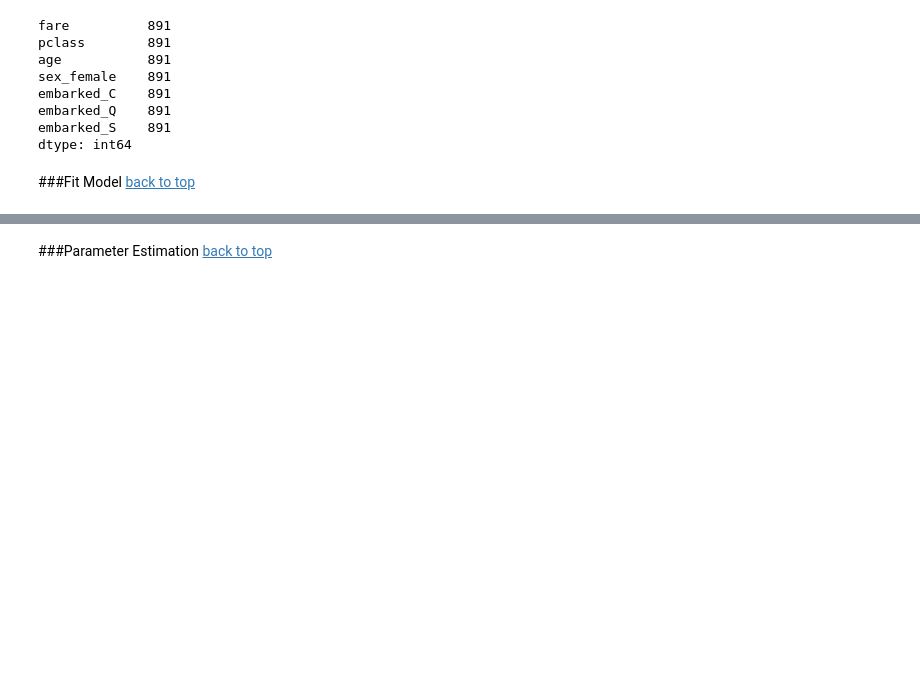
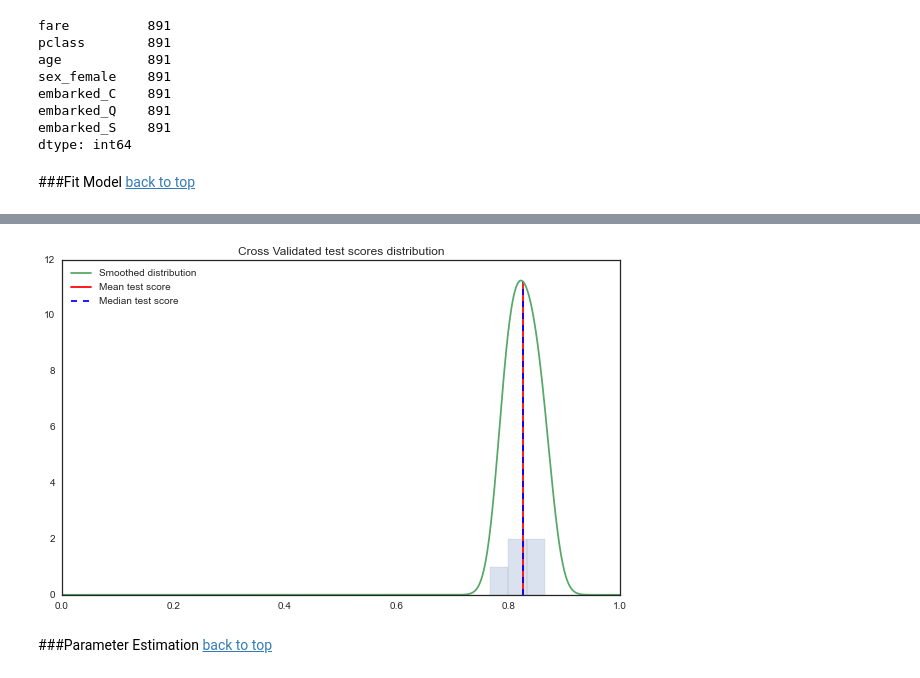
Before and after one commit to jthang/DataScienceLab, a Jupyter notebook: machine_learning/random_forest.ipynb, the cells around one changed output, grey strips where cells are left out. Drawn from its saved outputs; the diff is of its cells as text; code cells hidden in the pictures; blank space fills up the shorter version.

```diff
--- a/machine_learning/random_forest.ipynb
+++ b/machine_learning/random_forest.ipynb
@@ -200,3 +200,17 @@ Wall time: 419 ms
+# %%
+from scipy.stats.kde import gaussian_kde
+_ = plt.hist(scores, range=(0, 1), bins=30, alpha=0.2)
+x = np.linspace(0, 1, 1000)
+smoothed = gaussian_kde(scores).evaluate(x)
+plt.plot(x, smoothed, label="Smoothed distribution")
+top = np.max(smoothed)
+plt.vlines([np.mean(scores)], 0, top, color='r', label="Mean test score")
+plt.vlines([np.median(scores)], 0, top, color='b', linestyles='dashed',
+           label="Median test score")
+plt.legend(loc='best')
+_ = plt.title("Cross Validated test scores distribution")
+# %% [output]
+[figure, added]
 # %% [markdown]
 ###Parameter Estimation
 [back to top](#contents)
```
Also changed, not shown: parts of 10 cells of this notebook.
